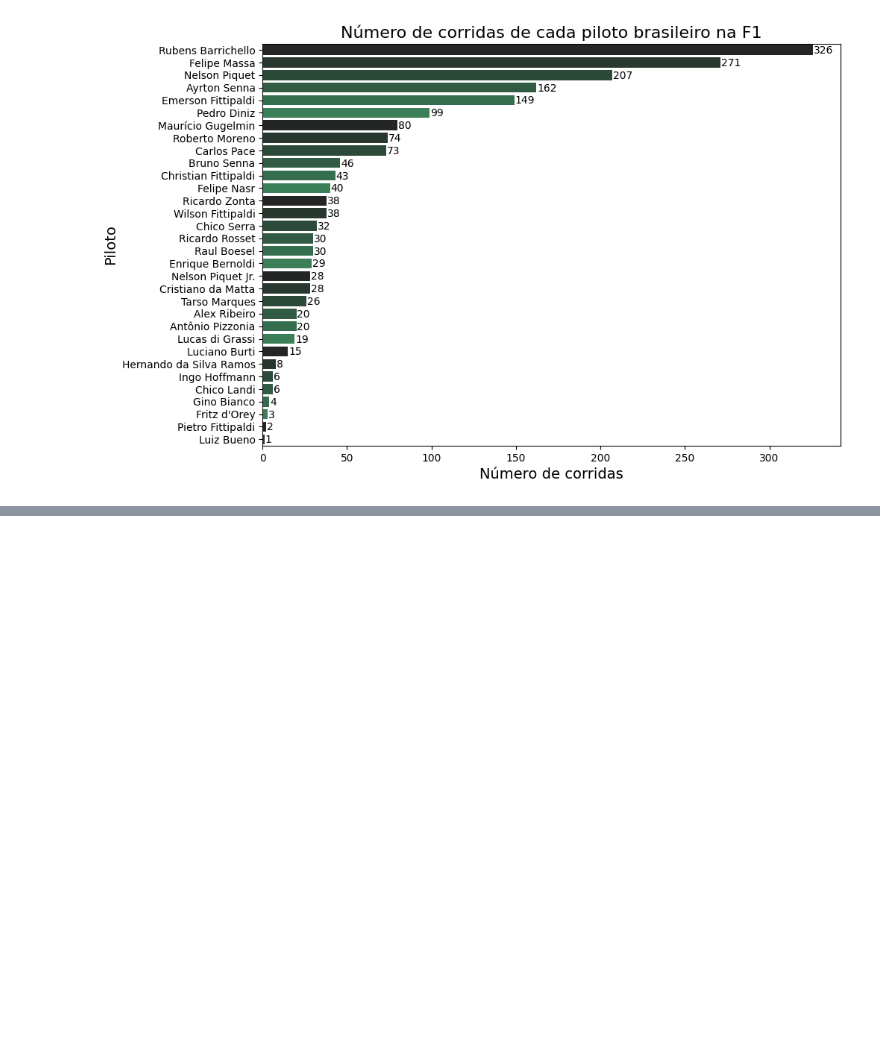
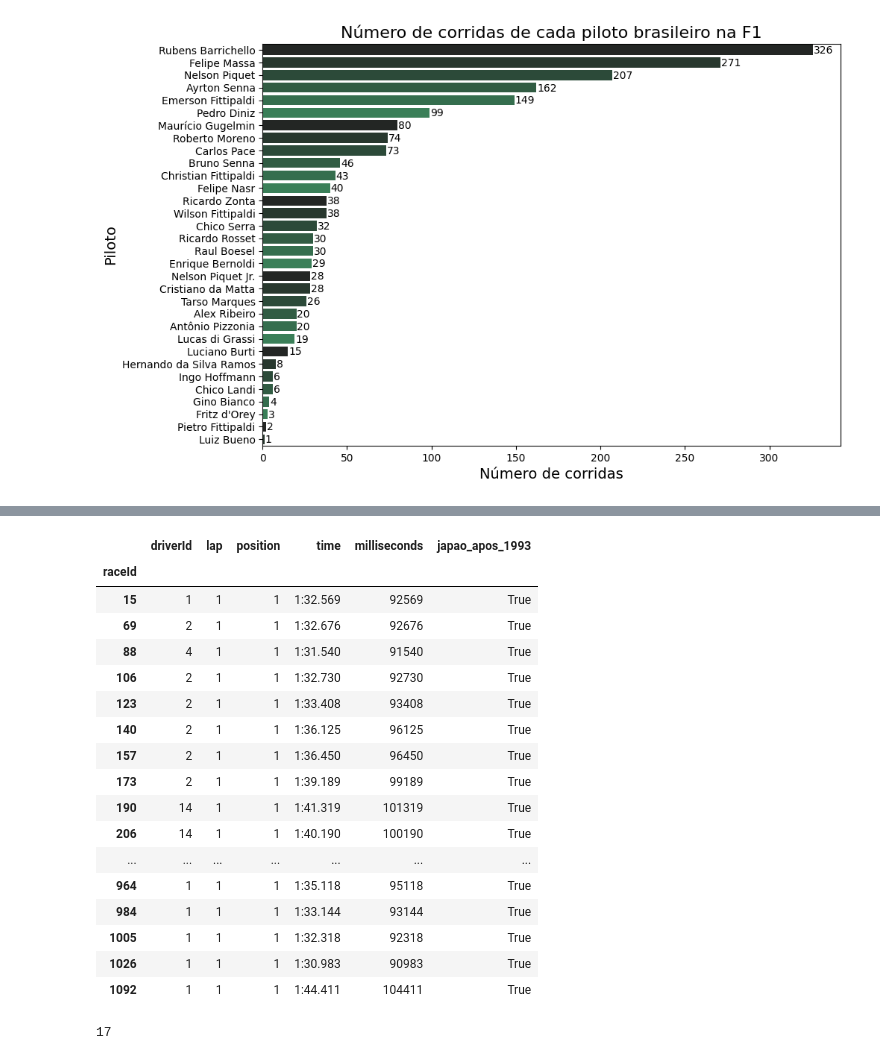
Before and after one commit to ewerton-lemes/Analise_de_dados_da_F1, a Jupyter notebook: Análise_de_dados_da_Formula_1.ipynb, the cells around one changed output, grey strips where cells are left out. Drawn from its saved outputs; the diff is of its cells as text; code cells hidden in the pictures; blank space fills up the shorter version.

```diff
--- a/Análise_de_dados_da_Formula_1.ipynb
+++ b/Análise_de_dados_da_Formula_1.ipynb
@@ -459,0 +574,9 @@ plt.show()
+# %%
+japao_apos_1993 = []
+for i in tempos_de_volta['raceId'].values:
+  if i in corridas_no_japao_apos_1993['raceId'].values:
+    japao_apos_1993.append(True)
+  else:
+    japao_apos_1993.append(False)
+# %%
+tempos_de_volta['japao_apos_1993'] = japao_apos_1993
@@ -459,0 +606,3 @@ plt.show()
+# %%
+tempos_de_volta_japao_apos_1993 = tempos_de_volta.query('japao_apos_1993 == True')
+tempos_de_volta_japao_apos_1993
@@ -459,0 +623,28 @@ plt.show()
+# %%
+tempos_de_volta_japao_apos_1993.set_index('raceId', inplace=True)
+# %%
+tempos_minimos = tempos_de_volta_japao_apos_1993.groupby('raceId').min()
+tempos_minimos
+# %% [output]
+|  | driverId | lap | position | time | milliseconds | japao_apos_1993 |
+| raceId |  |  |  |  |  |  |
+| 15 | 1 | 1 | 1 | 1:32.569 | 92569 | True |
+| 69 | 2 | 1 | 1 | 1:32.676 | 92676 | True |
+| 88 | 4 | 1 | 1 | 1:31.540 | 91540 | True |
+| 106 | 2 | 1 | 1 | 1:32.730 | 92730 | True |
+| 123 | 2 | 1 | 1 | 1:33.408 | 93408 | True |
+| 140 | 2 | 1 | 1 | 1:36.125 | 96125 | True |
+| 157 | 2 | 1 | 1 | 1:36.450 | 96450 | True |
+| 173 | 2 | 1 | 1 | 1:39.189 | 99189 | True |
+| 190 | 14 | 1 | 1 | 1:41.319 | 101319 | True |
+| 206 | 14 | 1 | 1 | 1:40.190 | 100190 | True |
+| ... | ... | ... | ... | ... | ... | ... |
+| 964 | 1 | 1 | 1 | 1:35.118 | 95118 | True |
+| 984 | 1 | 1 | 1 | 1:33.144 | 93144 | True |
+| 1005 | 1 | 1 | 1 | 1:32.318 | 92318 | True |
+| 1026 | 1 | 1 | 1 | 1:30.983 | 90983 | True |
+| 1092 | 1 | 1 | 1 | 1:44.411 | 104411 | True |
+# %%
+ tempos_de_volta_japao_apos_1993.loc[15].query("time == '{}'".format(tempos_minimos.loc[15]['time']))['driverId'].values[0]
+# %% [output]
+17
```
Also changed, not shown: parts of 56 cells of this notebook.
